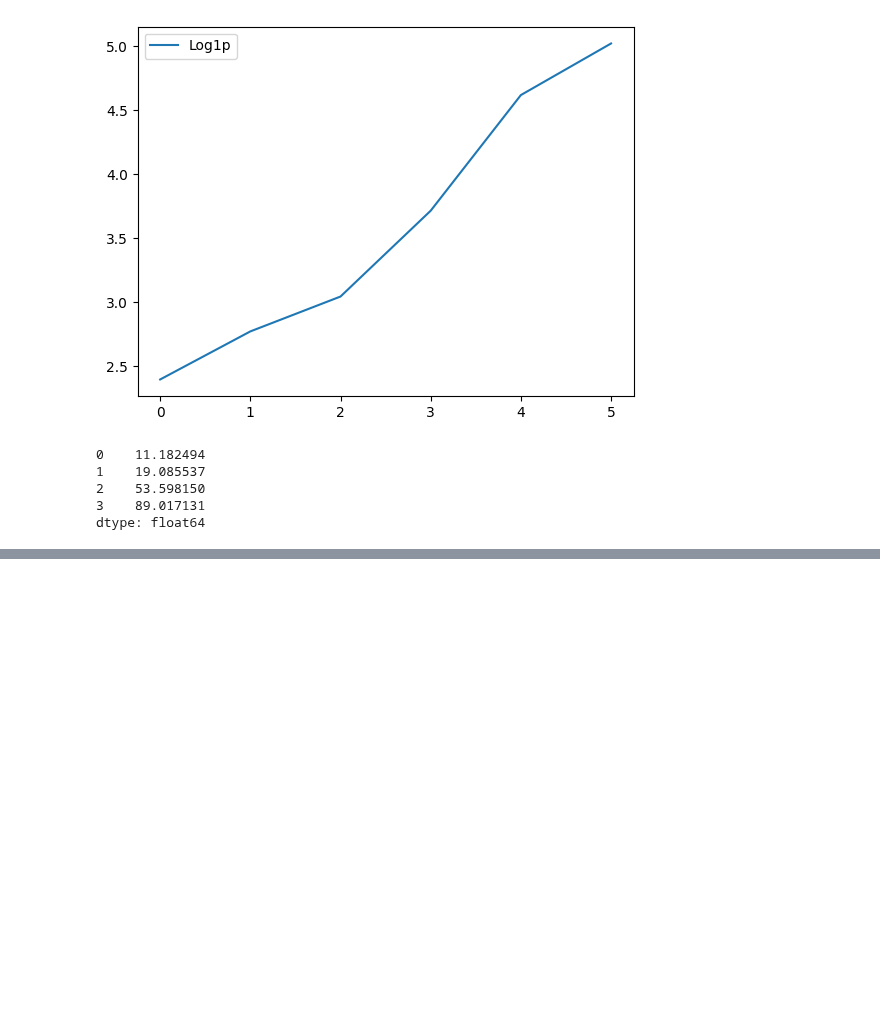
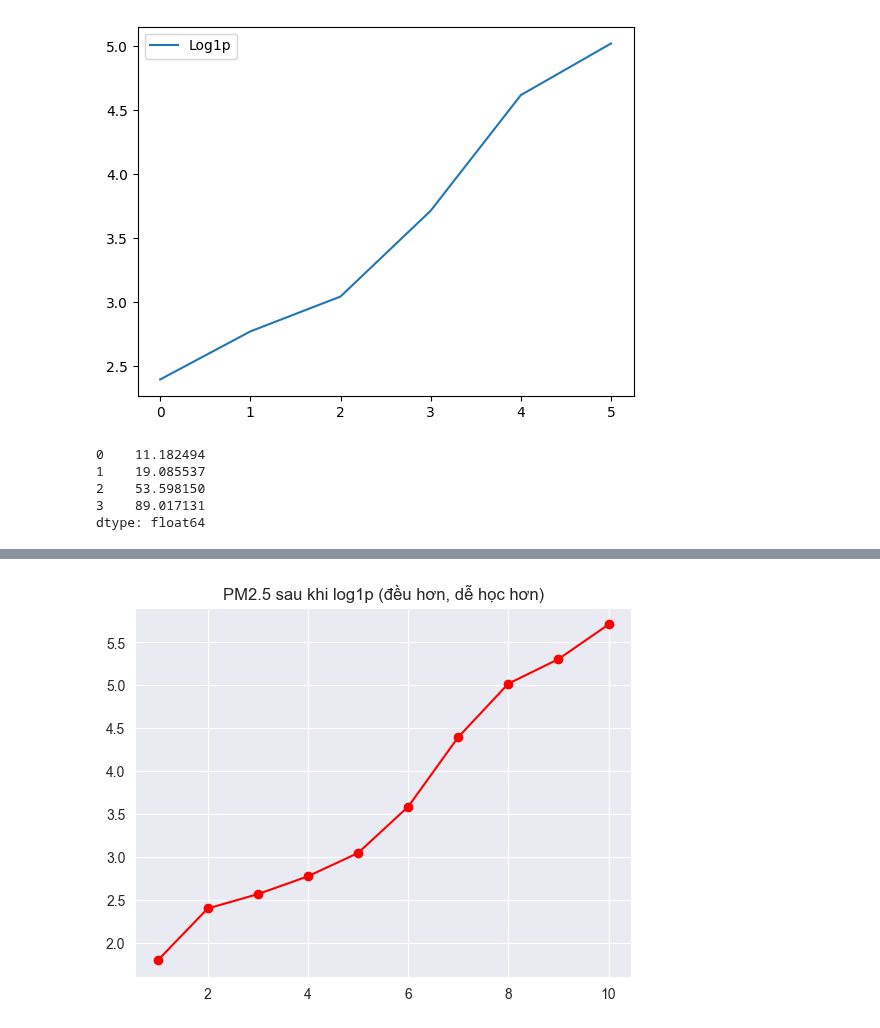
Before and after one commit to HoangHumg1210/Air_Quality-Analysis_HN, a Jupyter notebook: src/test.ipynb, the cells around one changed output, grey strips where cells are left out. Saved outputs shown, nothing was run; the diff lists cells and outputs as text; code cells hidden in the pictures; blank space fills up the shorter version.

```diff
--- a/src/test.ipynb
+++ b/src/test.ipynb
@@ -28,0 +41,7 @@ dtype: float64
+# %%
+y_log = np.log1p(y)
+plt.plot(x, y_log, 'ro-')
+plt.title("PM2.5 sau khi log1p (đều hơn, dễ học hơn)")
+plt.show()
+# %% [output]
+[figure, added]
```
Also changed, not shown: parts of 1 cell of this notebook, 5 other files.
